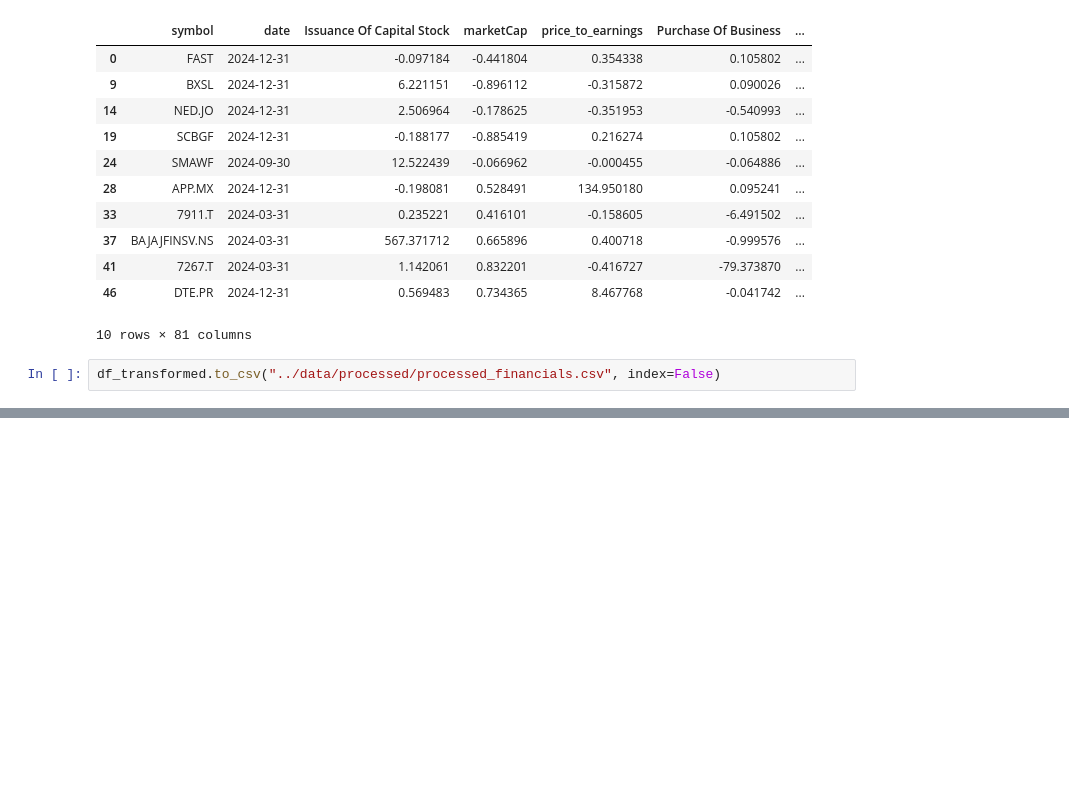
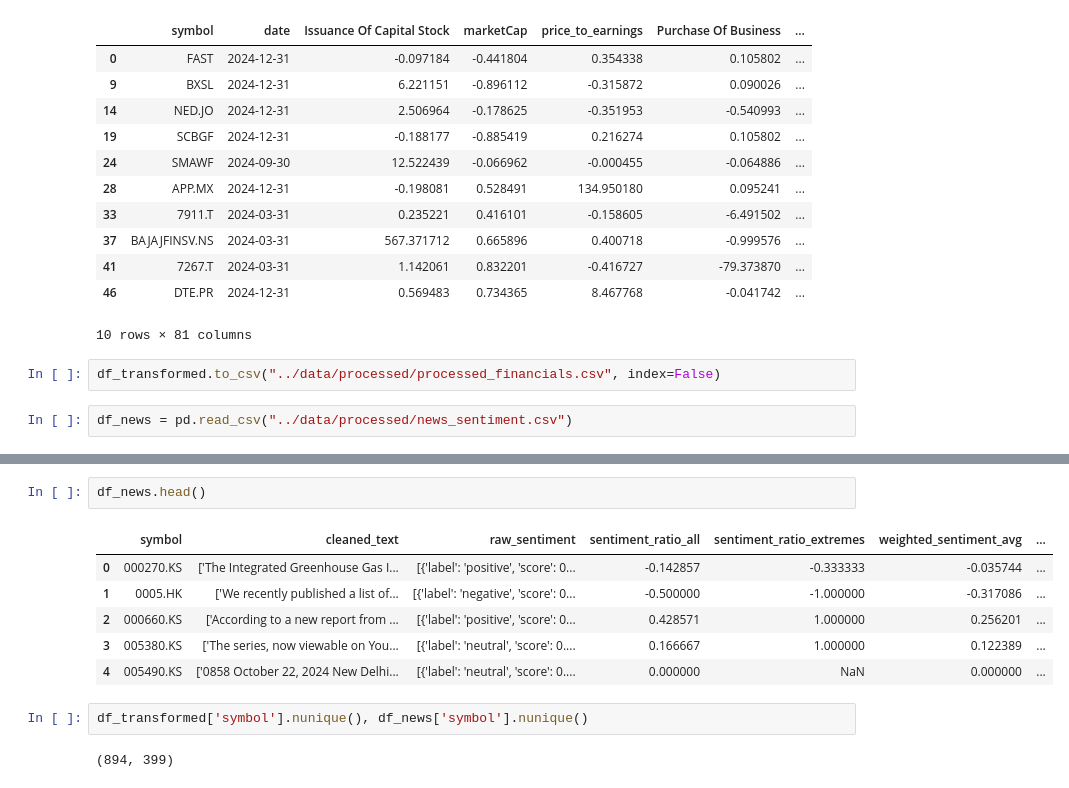
Before and after one commit to NotMishaal/esg-prediction, a Jupyter notebook: notebooks/financials.ipynb, the cells around one changed output, grey strips where cells are left out. Saved outputs shown, nothing was run; the diff lists cells and outputs as text; blank space fills up the shorter version.

```diff
--- a/notebooks/financials.ipynb
+++ b/notebooks/financials.ipynb
@@ -619,3 +620,5 @@ df_transformed.sort_index().head(10)
 10 rows × 81 columns
 # %%
 df_transformed.to_csv("../data/processed/processed_financials.csv", index=False)
+# %%
+df_news = pd.read_csv("../data/processed/news_sentiment.csv")
@@ -621,0 +635,13 @@ df_transformed.to_csv("../data/processed/processed_financials.csv", index=False)
+# %%
+df_news.head()
+# %% [output]
+|  | symbol | cleaned_text | raw_sentiment | sentiment_ratio_all | sentiment_ratio_extremes | weighted_sentiment_avg | ... |
+| 0 | 000270.KS | ['The Integrated Greenhouse Gas I... | [{'label': 'positive', 'score': 0... | -0.142857 | -0.333333 | -0.035744 | ... |
+| 1 | 0005.HK | ['We recently published a list of... | [{'label': 'negative', 'score': 0... | -0.500000 | -1.000000 | -0.317086 | ... |
+| 2 | 000660.KS | ['According to a new report from ... | [{'label': 'positive', 'score': 0... | 0.428571 | 1.000000 | 0.256201 | ... |
+| 3 | 005380.KS | ['The series, now viewable on You... | [{'label': 'neutral', 'score': 0.... | 0.166667 | 1.000000 | 0.122389 | ... |
+| 4 | 005490.KS | ['0858 October 22, 2024 New Delhi... | [{'label': 'neutral', 'score': 0.... | 0.000000 | NaN | 0.000000 | ... |
+# %%
+df_transformed['symbol'].nunique(), df_news['symbol'].nunique()
+# %% [output]
+(894, 399)
```
Also changed, not shown: parts of 4 cells of this notebook, 2 other files.
